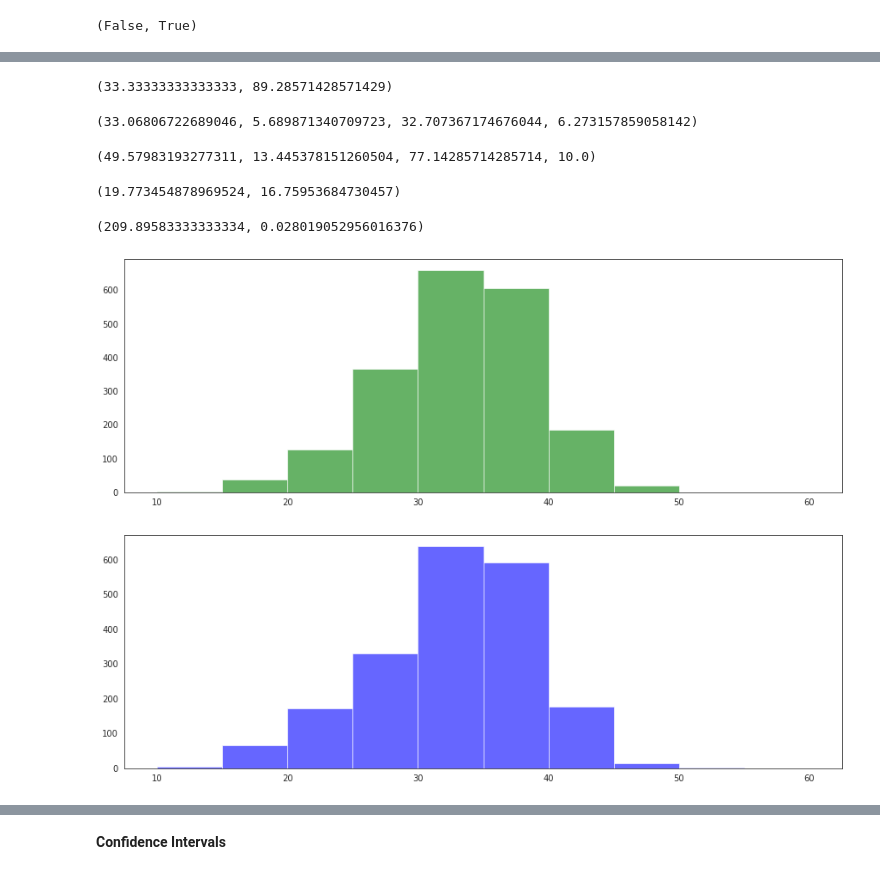
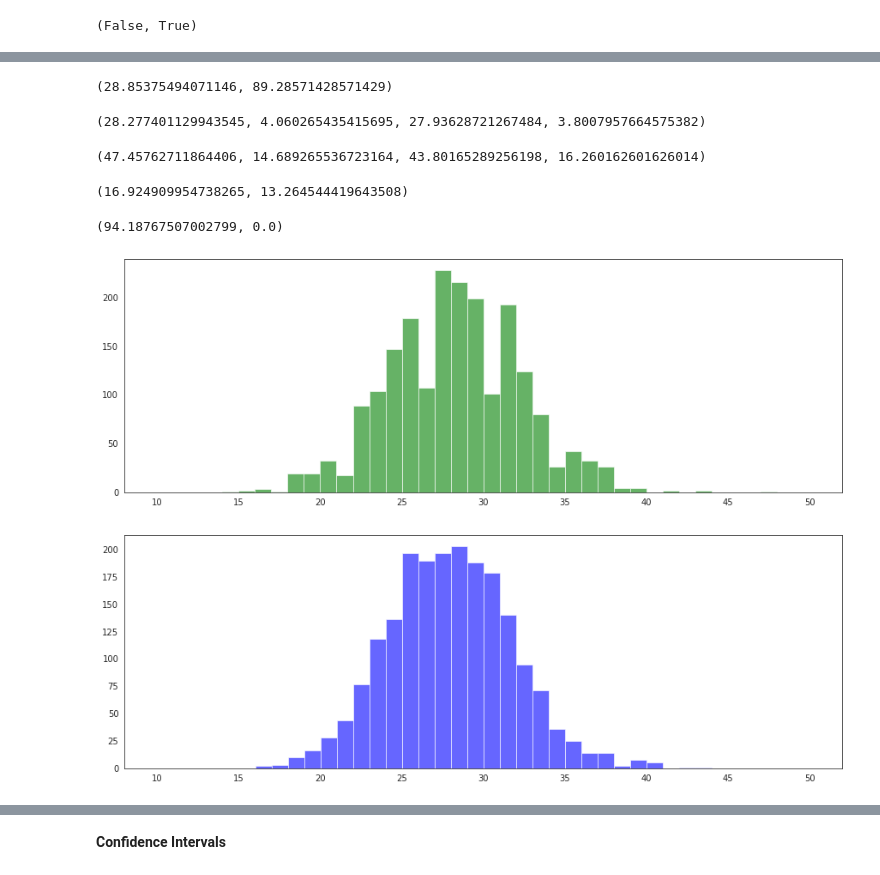
Before and after one commit to YZCUS/py-SpermTracking, a Jupyter notebook: 071422_feature_extraction.ipynb, the cells around one changed output, grey strips where cells are left out. Saved outputs shown, nothing was run; the diff lists cells and outputs as text; code cells hidden in the pictures.

```diff
--- a/071422_feature_extraction.ipynb
+++ b/071422_feature_extraction.ipynb
@@ -72,7 +72,7 @@ Length Filter (Optional)
 lenfilter=0
 # %%
 # input the trajectories numbers of each groups after pre-processing from imaris file
-nVisTJnbList=[145,159,28] #[M2,HTF,SW]
+nVisTJnbList=[145,253,28] #[M2,HTF,SW]
 nVisdata=[[],[],[]] #[M2,HTF,SW]
 for i,j in enumerate(nVisTJnbList):
   if i==0:
@@ -241,7 +241,7 @@ principalDF_all=pd.concat([principalDF_all,df_all],axis=1)
 # %%
 # Configure the Bootstrap
 n_iterations = 2000
-n_size = int(len(mm_pca_HTF_non)*0.75)
+n_size = int(len(mm_pca_HTF_non)*0.7)
 data=mm_pca_HTF_non
 # %%
 # Run Bootstrap
@@ -366,39 +366,39 @@ len(nhym2),len(hyidx),len(nhyidx),len(hyivo),len(nhyivo)
 # %%
 len(hyidx)/(len(hyidx)+len(nhyidx))*100,len(hyivo)/(len(hyivo)+len(nhyivo))*100
 # %% [output]
-(33.33333333333333, 89.28571428571429)
+(28.85375494071146, 89.28571428571429)
 # %%
 df_bs.loc[:,'Label (%)'].mean(),df_bs.loc[:,'Label (%)'].std(),df_bs.loc[:,'Pred (%)'].mean(),df_bs.loc[:,'Pred (%)'].std()
 # %% [output]
-(33.06806722689046, 5.689871340709723, 32.707367174676044, 6.273157859058142)
+(28.277401129943545, 4.060265435415695, 27.93628721267484, 3.8007957664575382)
 # %%
 df_bs.loc[:,'Label (%)'].max(),df_bs.loc[:,'Label (%)'].min(),df_bs.loc[:,'Pred (%)'].max(),df_bs.loc[:,'Pred (%)'].min()
 # %% [output]
-(49.57983193277311, 13.445378151260504, 77.14285714285714, 10.0)
+(47.45762711864406, 14.689265536723164, 43.80165289256198, 16.260162601626014)
 # %%
 df_bs.loc[:,'Diff (%)'].mean(),df_bs.loc[:,'Diff (%)'].std()
 # %% [output]
-(19.773454878969524, 16.75953684730457)
+(16.924909954738265, 13.264544419643508)
 # %%
 df_bs.loc[:,'Diff (%)'].max(),df_bs.loc[:,'Diff (%)'].min()
 # %% [output]
-(209.89583333333334, 0.028019052956016376)
+(94.18767507002799, 0.0)
 # %%
 sns.set_style('white')
 fig=plt.figure(figsize=(15,5))
-plt.hist(df_bs['Label (%)'],range=[10,60],color='g',alpha=0.6)
+plt.hist(df_bs['Label (%)'],range=[10,50],color='g',alpha=0.6,bins=40)
 plt.savefig('/content/drive/MyDrive/071422_sperm_mod/BS_hist_2000_label')
 plt.show()
 # %% [output]
-[figure, old version]
+[figure, new version]
 # %%
 sns.set_style('white')
 fig=plt.figure(figsize=(15,5))
-plt.hist(df_bs['Pred (%)'],range=[10,60],color='b',alpha=0.6)
+plt.hist(df_bs['Pred (%)'],range=[10,50],color='b',alpha=0.6,bins=40)
 plt.savefig('/content/drive/MyDrive/071422_sperm_mod/BS_hist_2000_pred')
 plt.show()
 # %% [output]
-[figure, old version]
+[figure, new version]
 # %%
 sns.set_style('white')
 fig=plt.figure(figsize=(15,5))
```
Also changed, not shown: parts of 42 cells of this notebook.
